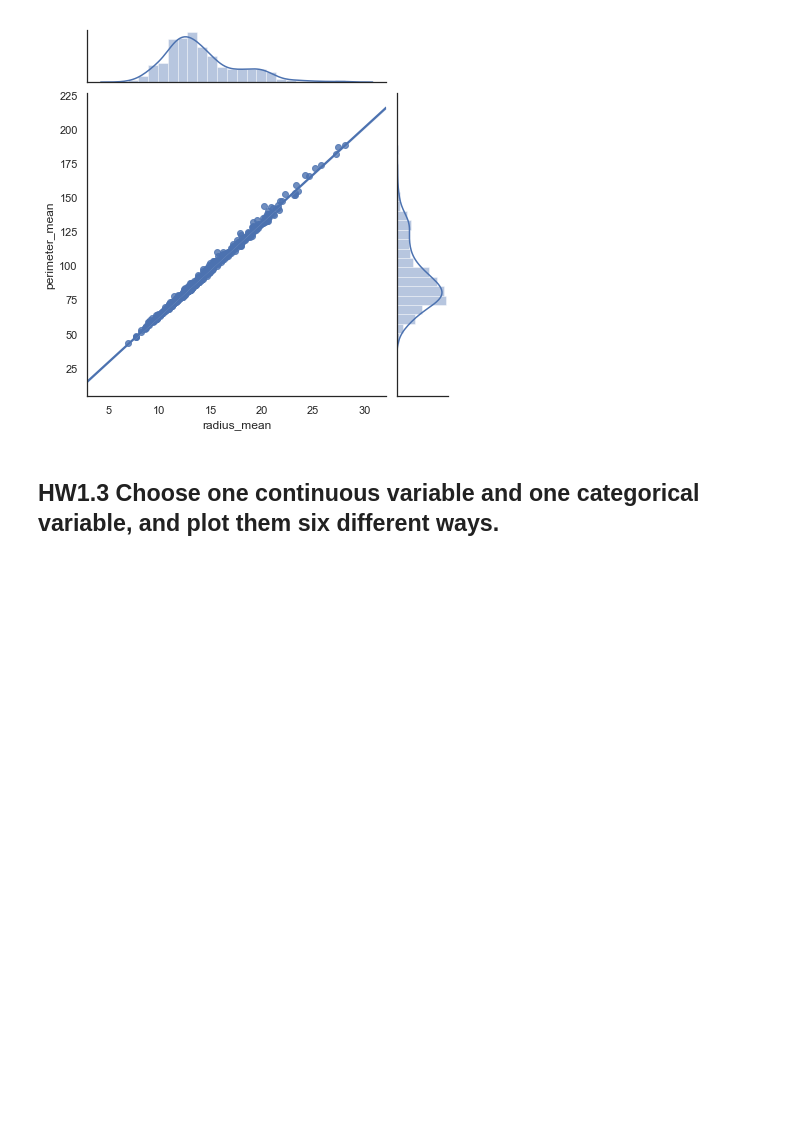
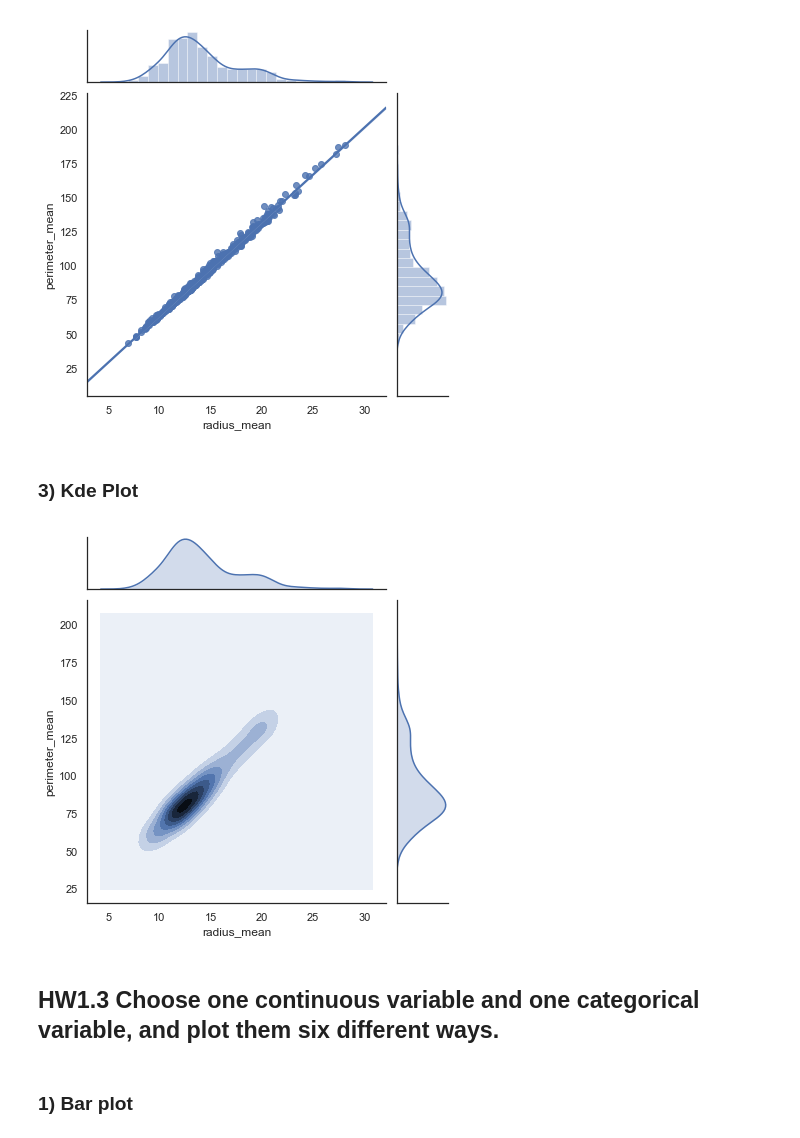
Before and after one commit to 890805/Thinkful_Data_Jimin, a Jupyter notebook: Thinkful_Assignment_Exploring data with Seaborn plots.ipynb, the cells around one changed output. Cells and saved outputs as stored; diff of their text form; code cells hidden in the pictures; blank space fills up the shorter version.

```diff
--- a/Thinkful_Assignment_Exploring data with Seaborn plots.ipynb
+++ b/Thinkful_Assignment_Exploring data with Seaborn plots.ipynb
@@ -129,8 +122,19 @@ sns.despine()
 plt.show()
 # %% [output]
 [figure]
+# %% [markdown]
+### 3) Kde Plot
+# %%
+## Kde plot
+sns.jointplot(x='radius_mean',y='perimeter_mean',data=df,kind='kde')
+sns.despine()
+plt.show()
+# %% [output]
+[figure, added]
 # %% [markdown]
 ## HW1.3 Choose one continuous variable and one categorical variable, and plot them six different ways.
+# %% [markdown]
+### 1) Bar plot
 # %%
 sns.barplot(x='diagnosis', y='radius_mean', data = df, estimator=np.std, palette="RdBu_r")
 sns.despine()
```
Also changed, not shown: parts of 18 cells of this notebook.
